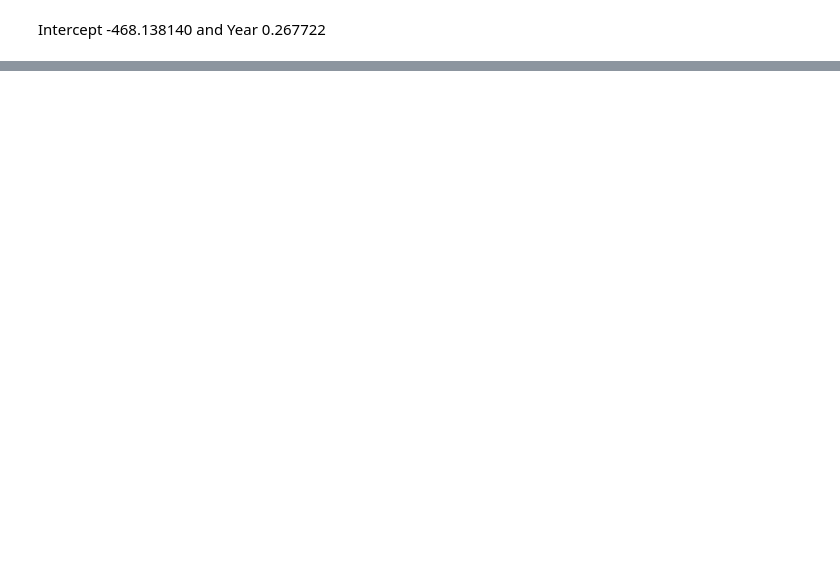
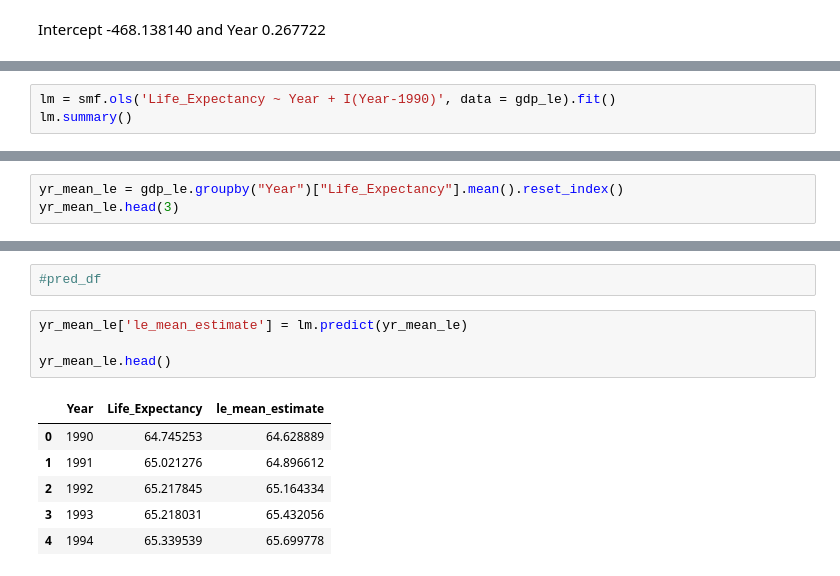
Before and after one commit to nss-data-science-cohort-8/un-linear-regression-catdgomez, a Jupyter notebook: notebooks/un_linear_regression.ipynb, the cells around one changed output, grey strips where cells are left out. Cells and saved outputs as stored; diff of their text form; blank space fills up the shorter version.

```diff
--- a/notebooks/un_linear_regression.ipynb
+++ b/notebooks/un_linear_regression.ipynb
@@ -36,0 +78,3 @@ The intercept, -468.14, is where the Life_Expectancy variable intercepts the Y a
+# %%
+lm = smf.ols('Life_Expectancy ~ Year + I(Year-1990)', data = gdp_le).fit()
+lm.summary()
@@ -36,0 +122,3 @@ The intercept, -468.14, is where the Life_Expectancy variable intercepts the Y a
+# %%
+yr_mean_le = gdp_le.groupby("Year")["Life_Expectancy"].mean().reset_index()
+yr_mean_le.head(3)
@@ -36,0 +146,13 @@ The intercept, -468.14, is where the Life_Expectancy variable intercepts the Y a
+# %%
+#pred_df
+# %%
+yr_mean_le['le_mean_estimate'] = lm.predict(yr_mean_le)
+
+yr_mean_le.head()
+# %% [output]
+|  | Year | Life_Expectancy | le_mean_estimate |
+| 0 | 1990 | 64.745253 | 64.628889 |
+| 1 | 1991 | 65.021276 | 64.896612 |
+| 2 | 1992 | 65.217845 | 65.164334 |
+| 3 | 1993 | 65.218031 | 65.432056 |
+| 4 | 1994 | 65.339539 | 65.699778 |
```
Also changed, not shown: parts of 29 cells of this notebook, 1 other file.
